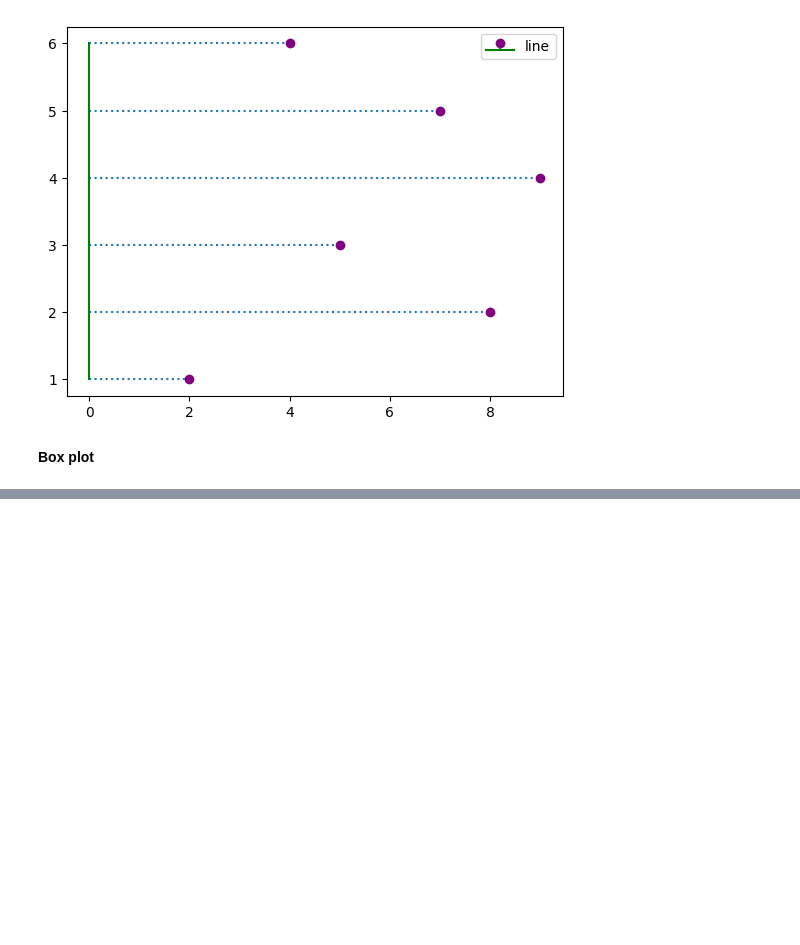
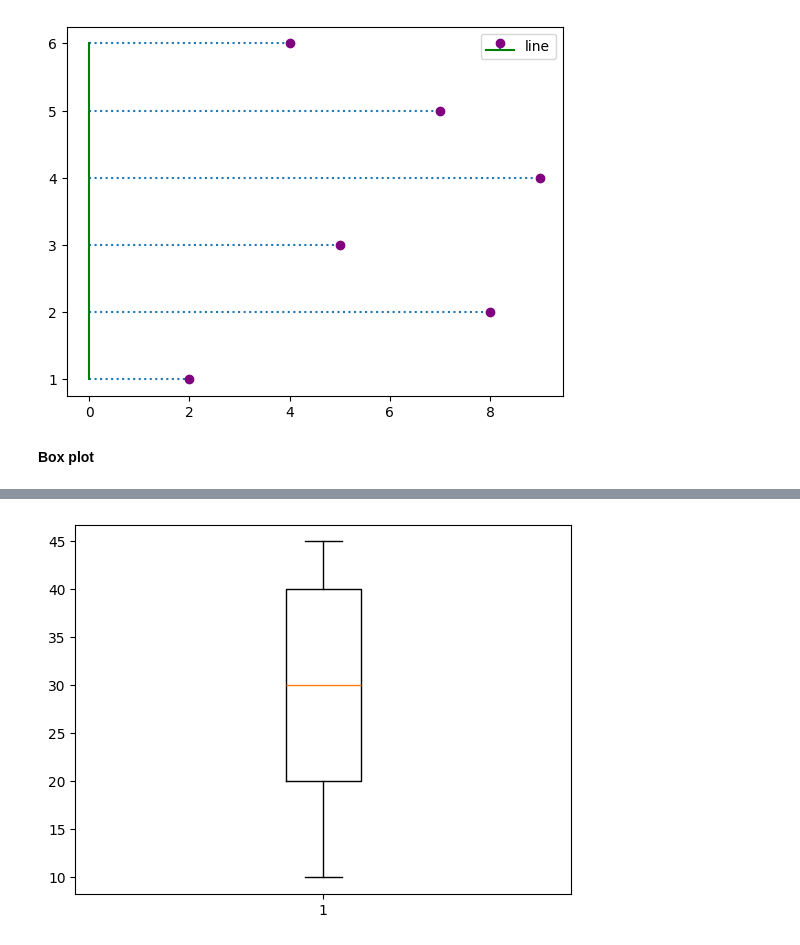
Before and after one commit to NishmthaM/matplotlib_python, a Jupyter notebook: Matplotlib.ipynb, the cells around one changed output, grey strips where cells are left out. Saved outputs shown, nothing was run; the diff lists cells and outputs as text; code cells hidden in the pictures; blank space fills up the shorter version.

```diff
--- a/Matplotlib.ipynb
+++ b/Matplotlib.ipynb
@@ -411,0 +432,8 @@ x=[10,20,30,40,45]
+# %%
+import matplotlib.pyplot as plt
+
+x=[10,20,30,40,45]
+plt.boxplot(x,widths=0.15)
+plt.show()
+# %% [output]
+[figure, added]
```
Also changed, not shown: parts of 4 cells of this notebook.
